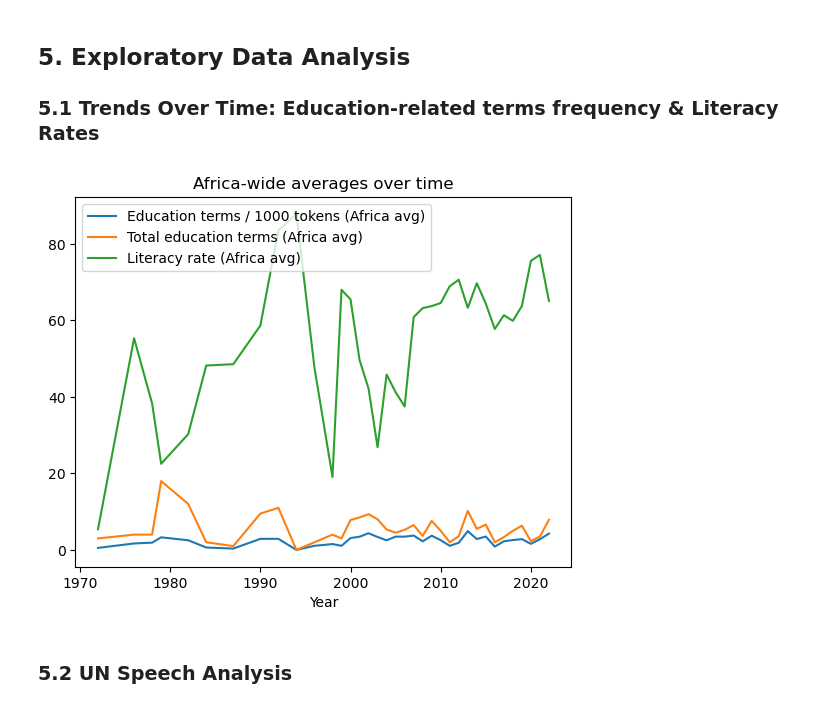
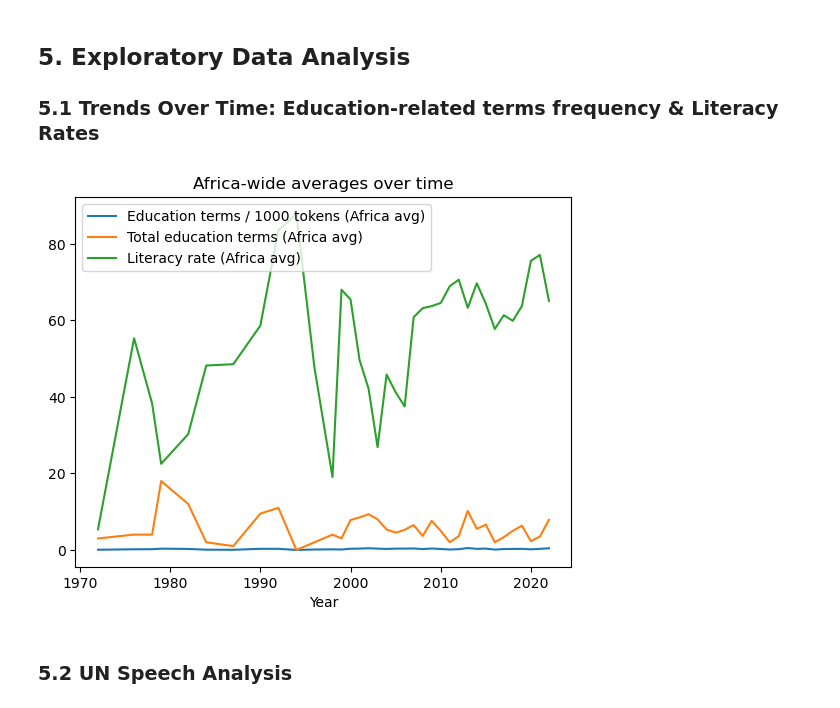
Before and after one commit to bgrsph/Fundamentals-of-Data-Science-Group-Assignments-, a Jupyter notebook: Assignment 1/Analysis_Latest.ipynb, the cells around one changed output. Cells and saved outputs as stored; diff of their text form; code cells hidden in the pictures.

Commit message:
changed education per 1000 intp % (education per 100)

```diff
--- a/Assignment 1/Analysis_Latest.ipynb
+++ b/Assignment 1/Analysis_Latest.ipynb
@@ -715,7 +717,7 @@ True
 def count_education_mentions(text: str):
     if pd.isna(text) or text.strip() == "":
         return {"n_tokens": 0, "edu_single_count": 0, "edu_phrase_count": 0,
-                "edu_total": 0, "edu_per_1k": 0.0}
+                "edu_total": 0, "edu_per": 0.0}
 
     # Use cleaned text directly, convert to lowercase for matching
     text_lower = text.lower()
@@ -725,7 +727,7 @@ def count_education_mentions(text: str):
     n = len(toks)
     if n == 0:
         return {"n_tokens": 0, "edu_single_count": 0, "edu_phrase_count": 0,
-                "edu_total": 0, "edu_per_1k": 0.0}
+                "edu_total": 0, "edu_per": 0.0}
 
     # Get education terms from cleaned dataset
     education_terms = df_education_terms_clean["Education-related Key Word"].tolist()
@@ -749,18 +751,18 @@ def count_education_mentions(text: str):
         "edu_single_count": single,
         "edu_phrase_count": phrase_count,
         "edu_total": total,
-        "edu_per_1k": total / n * 1000.0
+        "edu_per": total / n * 100.0
     }
 
 # Extract the education-related words from the speeches
 res = df_africa["Speech"].apply(count_education_mentions).apply(pd.Series)
-cols = ["n_tokens","edu_single_count","edu_phrase_count","edu_total","edu_per_1k"]
+cols = ["n_tokens","edu_single_count","edu_phrase_count","edu_total","edu_per"]
 df_africa = df_africa.drop(columns=cols, errors="ignore").join(res)
 
 # Look at rows where edu_phrase_count is non-zero
 nonzero_phrase = df_africa[df_africa["edu_phrase_count"] > 0]
 print(nonzero_phrase[["Country or Area", "n_tokens", "edu_single_count",
-                      "edu_phrase_count", "edu_total", "edu_per_1k"]].head())
+                      "edu_phrase_count", "edu_total", "edu_per"]].head())
 # %% [output]
     Country or Area  n_tokens  edu_single_count  edu_phrase_count  edu_total  \
 85         Ethiopia    4324.0               7.0               1.0        8.0
@@ -802,24 +804,24 @@ df_africa.head(10)
 # %%
 # Plot trends over time: education-related terms frequency and literacy rates together
 
 # aggregate by year
 yearly = (df_africa
           .reset_index()
           .groupby('Year', as_index=False)
-          .agg(edu_per_1k=('edu_per_1k','mean'),
+          .agg(edu_per=('edu_per','mean'),
                edu_total=('edu_total','mean'),
                literacy_rate=('Literacy_Rate','mean')))
 
 plt.figure()
-plt.plot(yearly['Year'], yearly['edu_per_1k'], label='Education terms / 1000 tokens (Africa avg)')
+plt.plot(yearly['Year'], yearly['edu_per'], label='Education terms / 1000 tokens (Africa avg)')
 plt.plot(yearly['Year'], yearly['edu_total'], label='Total education terms (Africa avg)')
 plt.plot(yearly['Year'], yearly['literacy_rate'], label='Literacy rate (Africa avg)')
 plt.xlabel('Year')
 plt.legend()
 plt.title('Africa-wide averages over time')
 plt.show()
 # %% [output]
-[figure, old version]
+[figure, new version]
 # %% [markdown]
 ### 5.2 UN Speech Analysis
 # %% [markdown]
```
Also changed, not shown: parts of 5 cells of this notebook.
